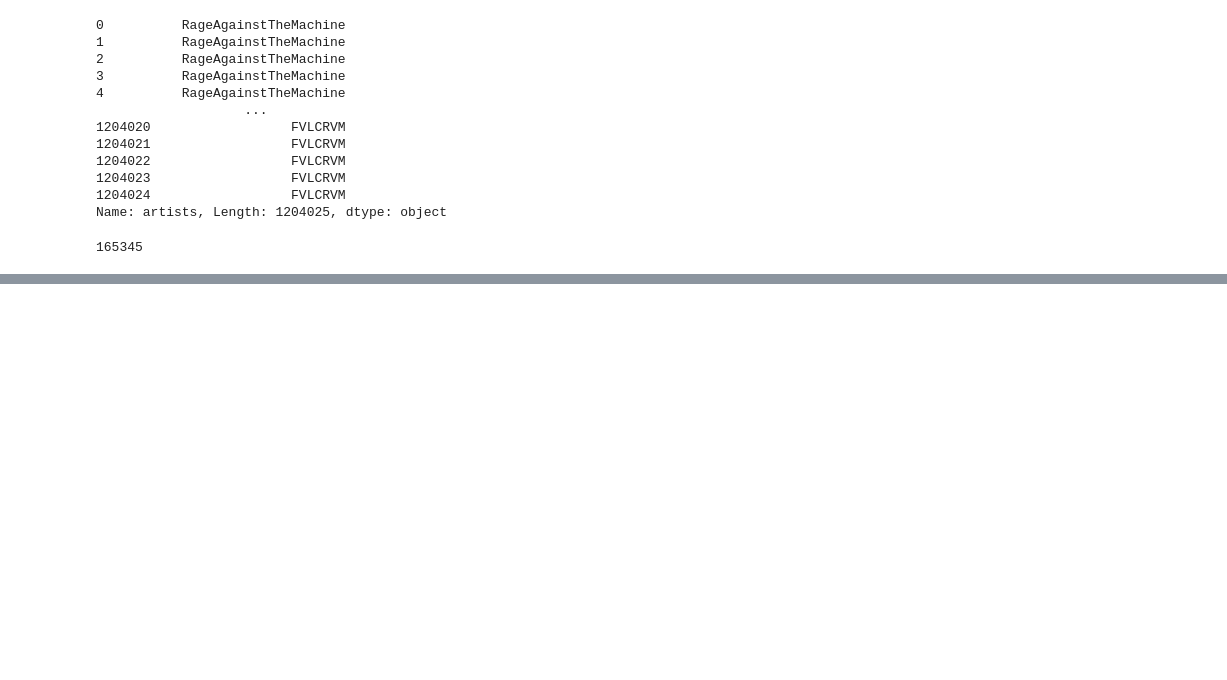
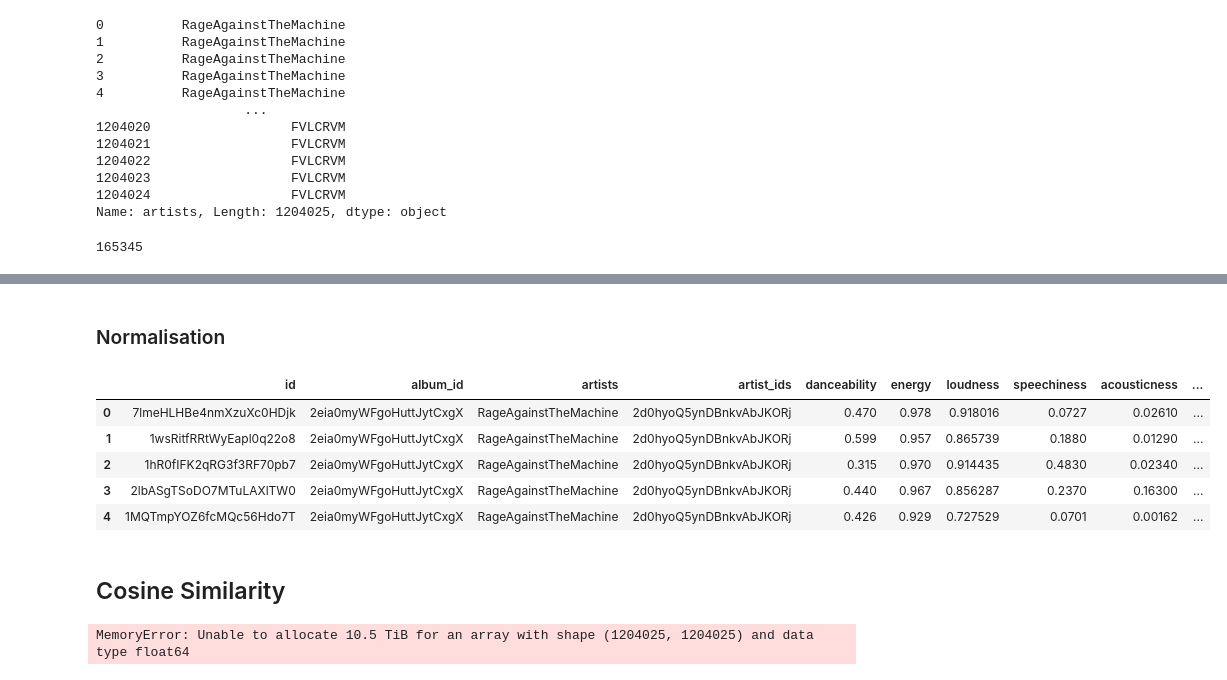
Before and after one commit to XxBeyonderxX/Music-Recommendation-System, a Jupyter notebook: recommender.ipynb, the cells around one changed output, grey strips where cells are left out. Drawn from its saved outputs; the diff is of its cells as text; code cells hidden in the pictures; blank space fills up the shorter version.

```diff
--- a/recommender.ipynb
+++ b/recommender.ipynb
@@ -100,3 +120,6 @@ Name: artists, Length: 1204025, dtype: object
 df['artists'].nunique()
 # %% [output]
 165345
+# %%
+df.drop(['name','album', 'track_number', 'disc_number', 'explicit', 'key', 'mode', 'time_signature'], axis='columns', inplace=True)
+df.info()
@@ -102,0 +153,35 @@ df['artists'].nunique()
+# %% [markdown]
+### Normalisation
+# %%
+import scipy.stats as stats
+
+df['tempo'] = stats.zscore(df['tempo'])
+# df['tempo']
+
+df['loudness'] = stats.zscore(df['loudness'])
+# df['loudness']
+
+df.rename(columns={'duration_ms' : 'duration'}, inplace=True)
+df['duration'] = stats.zscore(df['duration'])
+# df['duration']
+
+df.head(5)
+# %% [output]
+|  | id | album_id | artists | artist_ids | danceability | energy | loudness | speechiness | acousticness | ... |
+| 0 | 7lmeHLHBe4nmXzuXc0HDjk | 2eia0myWFgoHuttJytCxgX | RageAgainstTheMachine | 2d0hyoQ5ynDBnkvAbJKORj | 0.470 | 0.978 | 0.918016 | 0.0727 | 0.02610 | ... |
+| 1 | 1wsRitfRRtWyEapl0q22o8 | 2eia0myWFgoHuttJytCxgX | RageAgainstTheMachine | 2d0hyoQ5ynDBnkvAbJKORj | 0.599 | 0.957 | 0.865739 | 0.1880 | 0.01290 | ... |
+| 2 | 1hR0fIFK2qRG3f3RF70pb7 | 2eia0myWFgoHuttJytCxgX | RageAgainstTheMachine | 2d0hyoQ5ynDBnkvAbJKORj | 0.315 | 0.970 | 0.914435 | 0.4830 | 0.02340 | ... |
+| 3 | 2lbASgTSoDO7MTuLAXlTW0 | 2eia0myWFgoHuttJytCxgX | RageAgainstTheMachine | 2d0hyoQ5ynDBnkvAbJKORj | 0.440 | 0.967 | 0.856287 | 0.2370 | 0.16300 | ... |
+| 4 | 1MQTmpYOZ6fcMQc56Hdo7T | 2eia0myWFgoHuttJytCxgX | RageAgainstTheMachine | 2d0hyoQ5ynDBnkvAbJKORj | 0.426 | 0.929 | 0.727529 | 0.0701 | 0.00162 | ... |
+# %% [markdown]
+## Cosine Similarity
+# %%
+from sklearn.metrics.pairwise import cosine_similarity
+
+# columns = ['danceability', 'energy', 'loudness', 'speechiness', 'acousticness', 'instrumentalness', 'liveness', 'valence', 'tempo', 'duration']
+columns = ['danceability']
+data = df[columns]
+cos_sim = cosine_similarity(data)
+print(cos_sim)
+# %% [output]
+MemoryError: Unable to allocate 10.5 TiB for an array with shape (1204025, 1204025) and data type float64
```
Also changed, not shown: parts of 11 cells of this notebook.
